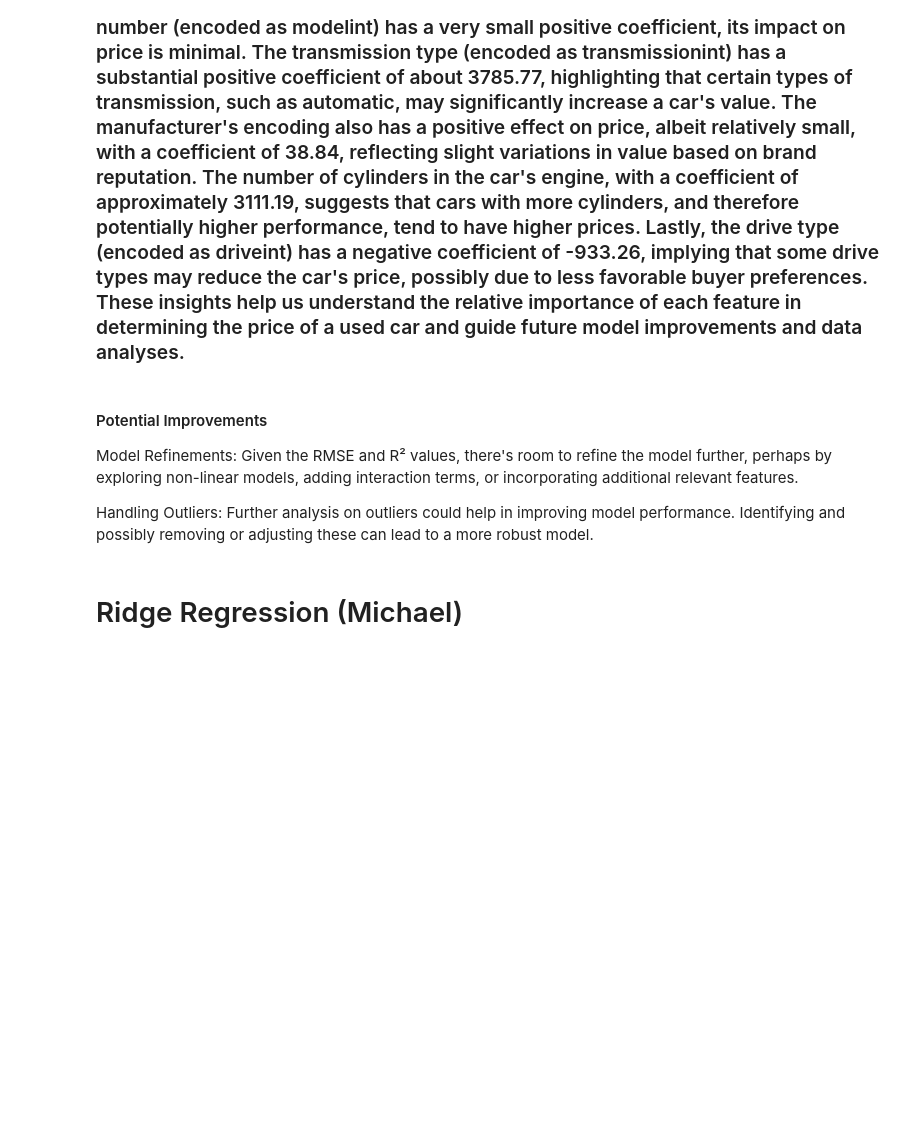
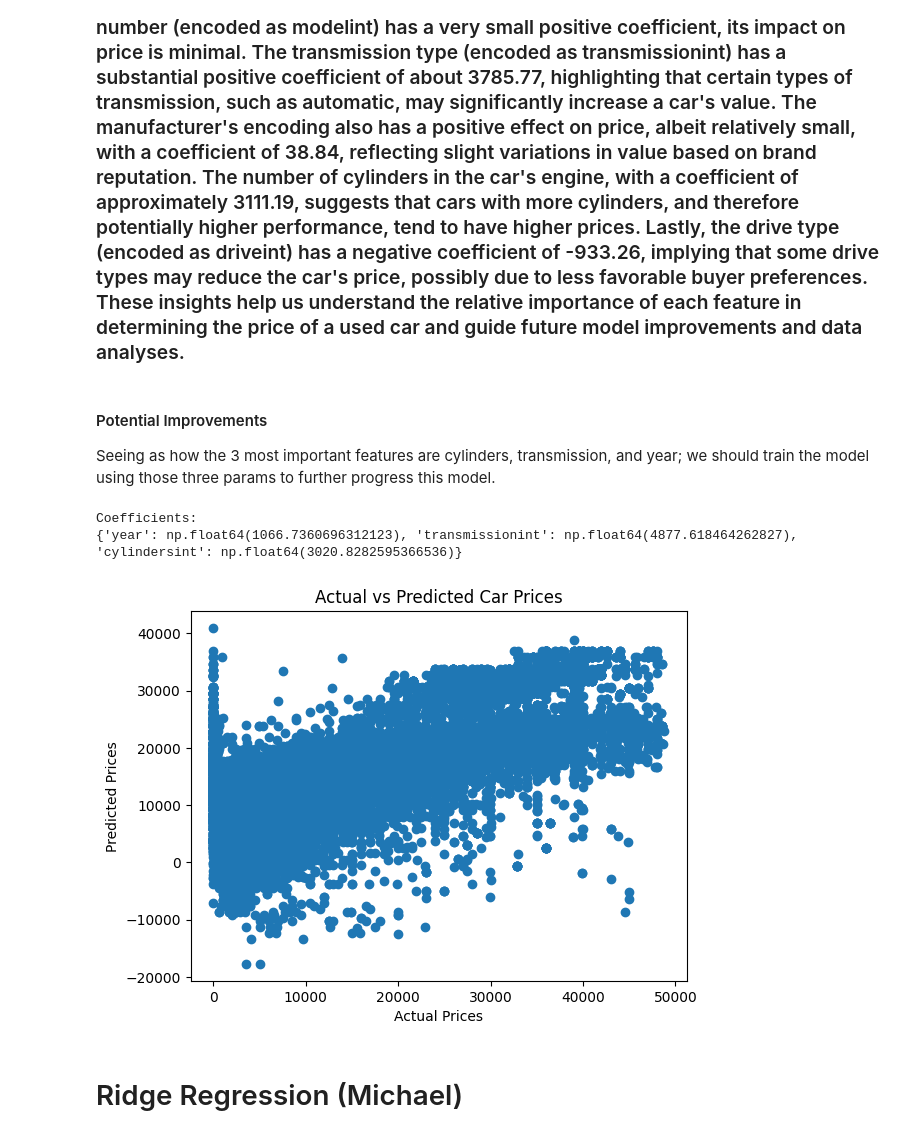
Before and after one commit to RachelMende/proposal_group2, a Jupyter notebook: Group 2 Project 12.3.24 - Almost Finalized (2).ipynb, the cells around one changed output. Drawn from its saved outputs; the diff is of its cells as text; code cells hidden in the pictures; blank space fills up the shorter version.

```diff
--- a/Group 2 Project 12.3.24 - Almost Finalized (2).ipynb
+++ b/Group 2 Project 12.3.24 - Almost Finalized (2).ipynb
@@ -857,9 +857,44 @@ Coefficients:
 ### The odometer reading has a negative coefficient of approximately -0.049, indicating that higher mileage typically decreases the car's price, as expected due to increased wear and tear. Conversely, the year of manufacture shows a positive coefficient of around 766.29, suggesting that newer cars command higher prices, which aligns with the perception that newer models are more desirable. Although the model number (encoded as modelint) has a very small positive coefficient, its impact on price is minimal. The transmission type (encoded as transmissionint) has a substantial positive coefficient of about 3785.77, highlighting that certain types of transmission, such as automatic, may significantly increase a car's value. The manufacturer's encoding also has a positive effect on price, albeit relatively small, with a coefficient of 38.84, reflecting slight variations in value based on brand reputation. The number of cylinders in the car's engine, with a coefficient of approximately 3111.19, suggests that cars with more cylinders, and therefore potentially higher performance, tend to have higher prices. Lastly, the drive type (encoded as driveint) has a negative coefficient of -933.26, implying that some drive types may reduce the car's price, possibly due to less favorable buyer preferences. These insights help us understand the relative importance of each feature in determining the price of a used car and guide future model improvements and data analyses.
 # %% [markdown]
 #### Potential Improvements
-Model Refinements: Given the RMSE and R² values, there's room to refine the model further, perhaps by exploring non-linear models, adding interaction terms, or incorporating additional relevant features.
-
-Handling Outliers: Further analysis on outliers could help in improving model performance. Identifying and possibly removing or adjusting these can lead to a more robust model.
+Seeing as how the 3 most important features are cylinders, transmission, and year; we should train the model using those three params to further progress this model.
+# %%
+# Define features and target variable
+x = newUsedCars[[ 'year', 'transmissionint',  'cylindersint']]
+y = newUsedCars['price']
+# Split the data into training and testing sets
+X_train, X_test, y_train, y_test = train_test_split(x, y, test_size=0.2, random_state=27)
+# Initialize the multiple regression model
+multi_reg_model = LinearRegression()
+
+# Train the model
+multi_reg_model.fit(X_train, y_train)
+
+# Make predictions
+y_pred = multi_reg_model.predict(X_test)
+# Define relative absolute error function
+def relative_absolute_error(y_true, y_pred):
+    return np.sum(np.abs(y_pred - y_true)) / np.sum(np.abs(y_true - np.mean(y_true)))
+
+# Compute metrics
+rmse = np.sqrt(mean_squared_error(y_test, y_pred))
+mae = mean_absolute_error(y_test, y_pred)
+r2 = r2_score(y_test, y_pred)
+rae = relative_absolute_error(y_test, y_pred)
+
+# Print the coefficients of the model
+print('Coefficients:')
+print(dict(zip(x.columns, multi_reg_model.coef_)))
+#  Visualize actual vs predicted prices
+plt.scatter(y_test, y_pred)
+plt.xlabel('Actual Prices')
+plt.ylabel('Predicted Prices')
+plt.title('Actual vs Predicted Car Prices')
+plt.show()
+# %% [output]
+Coefficients:
+{'year': np.float64(1066.7360696312123), 'transmissionint': np.float64(4877.618464262827), 'cylindersint': np.float64(3020.8282595366536)}
+[figure, added]
 # %% [markdown]
 # Ridge Regression (Michael)
 # %% [markdown]
```
Also changed, not shown: parts of 11 cells of this notebook.
